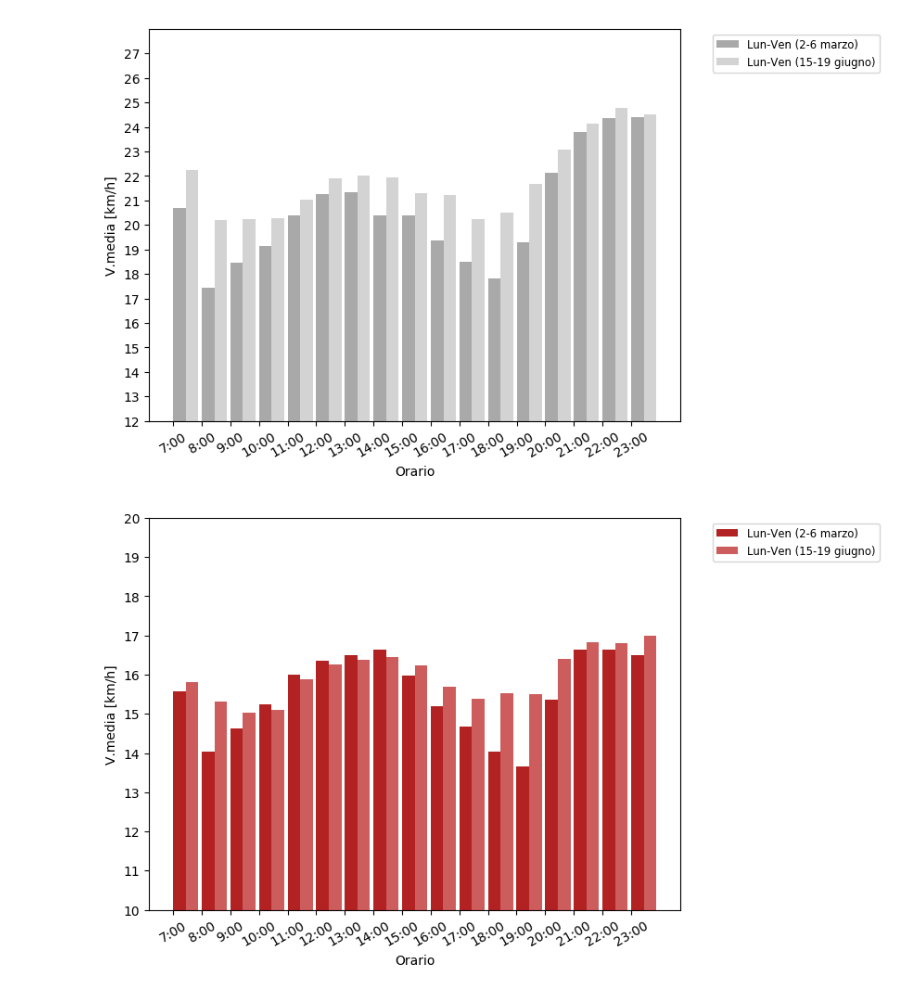
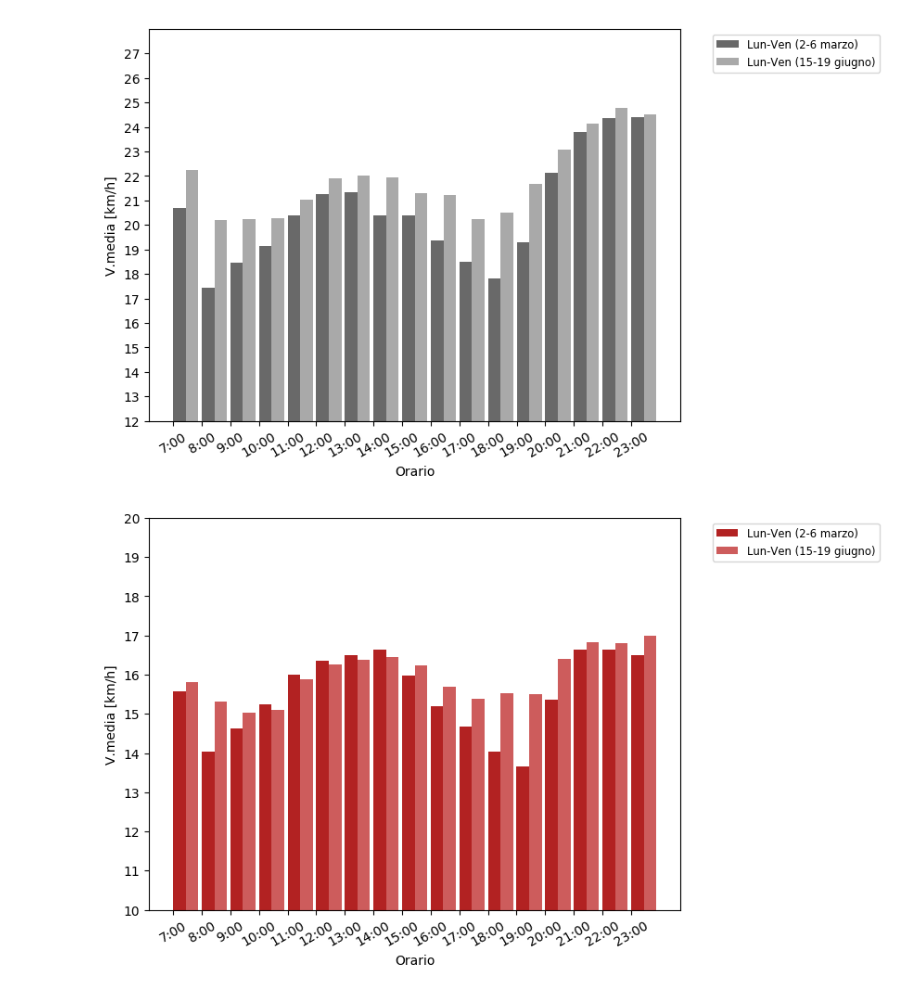
Before and after one commit to mmastrapasqua7/kowalskianalysis, a Jupyter notebook: jupyter/New/4_VariazioneVelocitaMediaPrePostLockdown.ipynb, the cells around one changed output. Saved outputs shown, nothing was run; the diff lists cells and outputs as text; code cells hidden in the pictures.

```diff
--- a/jupyter/New/4_VariazioneVelocitaMediaPrePostLockdown.ipynb
+++ b/jupyter/New/4_VariazioneVelocitaMediaPrePostLockdown.ipynb
@@ -109,36 +109,36 @@ w, we = week_filters(tragitti)
 march2to8week = (tragitti['Month'] == 3) & (tragitti['Day'].between(2, 6))
 june15to21week = (tragitti['Month'] == 6) & (tragitti['Day'].between(15, 19))
 
 tw_means, tw_std = \
     vmedia_week_list(tragitti[march2to8week], 'Car'), \
     np.round(vstd_giorno(tragitti[march2to8week], 'Car'), 1).tolist()
 twe_means, twe_std = \
     vmedia_week_list(tragitti[june15to21week], 'Car'), \
     np.round(vstd_giorno(tragitti[june15to21week], 'Car'), 1).tolist()
 
 ind = np.arange(len(tw_means))
 width = 0.44  # the width of the bars
 
 fig, ax = plt.subplots()
-rects1 = ax.bar(ind, tw_means, width, label='Lun-Ven (2-6 marzo)', color='darkgray', align='edge')
-rects2 = ax.bar(ind + width, twe_means, width, label='Lun-Ven (15-19 giugno)',  color='lightgray', align='edge')
+rects1 = ax.bar(ind, tw_means, width, label='Lun-Ven (2-6 marzo)', color='dimgray', align='edge')
+rects2 = ax.bar(ind + width, twe_means, width, label='Lun-Ven (15-19 giugno)',  color='darkgray', align='edge')
 
 fig.tight_layout()
 
 ax.set_xticks(ind)
 ax.set_xticklabels(myindex)
 
 plt.xlabel('Orario')
 plt.ylabel('V.media [km/h]')
 plt.legend(bbox_to_anchor=(1.05, 1), loc='upper left', fontsize='small')
 
 plt.yticks(range(0, 28, 1))
 plt.setp(ax.get_xticklabels(), rotation=30)
 plt.ylim((12, 28))
 
 plt.show()
 # %% [output]
-[figure, old version]
+[figure, new version]
 # %%
 march2to8week = (tragitti['Month'] == 3) & (tragitti['Day'].between(2, 8))
 june15to21week = (tragitti['Month'] == 6) & (tragitti['Day'].between(15, 21))
```
Also changed, not shown: parts of 1 cell of this notebook, 4 other files.
